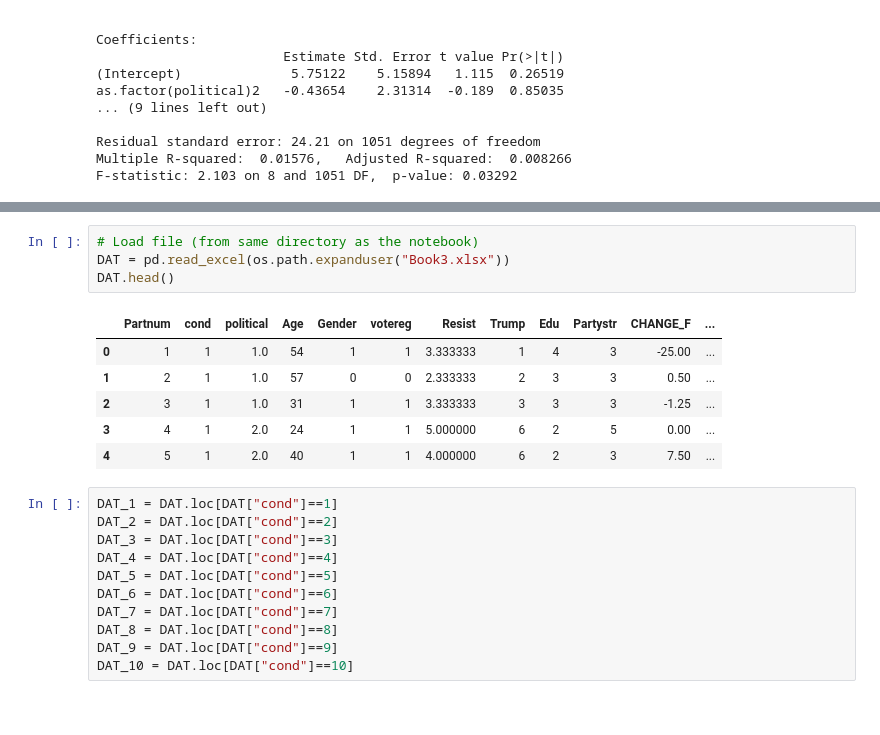
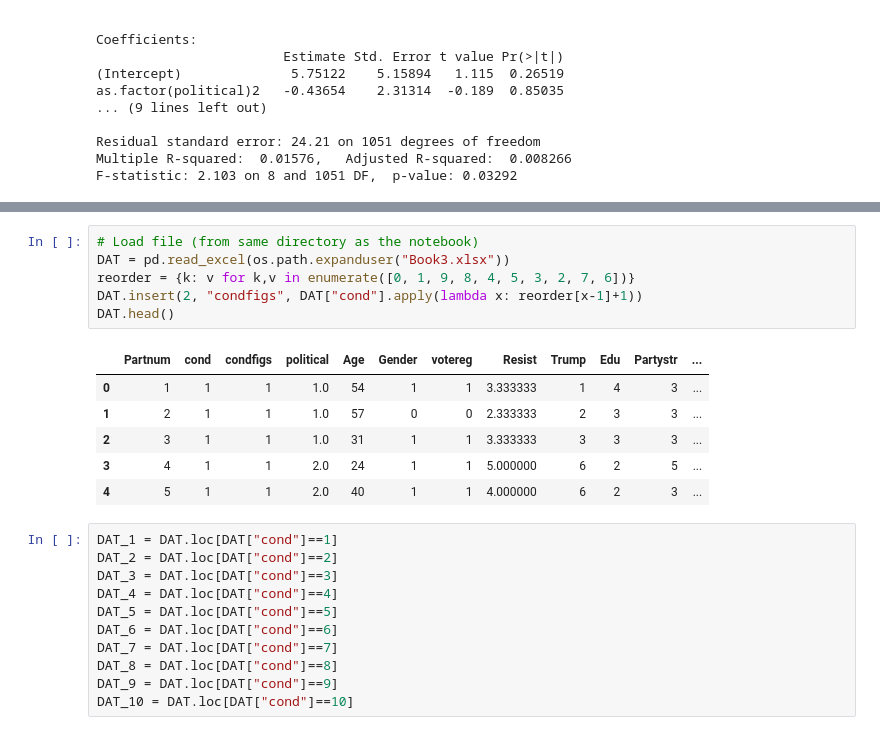
Before and after one commit to mvlasceanu/COVIDsource, a Jupyter notebook: COVIDsource.ipynb, the cells around one changed output, grey strips where cells are left out. Saved outputs shown, nothing was run; the diff lists cells and outputs as text.

```diff
--- a/COVIDsource.ipynb
+++ b/COVIDsource.ipynb
@@ -344,14 +215,16 @@ F-statistic: 1.502 on 8 and 1051 DF,  p-value: 0.152
 # %%
 # Load file (from same directory as the notebook)
 DAT = pd.read_excel(os.path.expanduser("Book3.xlsx"))
+reorder = {k: v for k,v in enumerate([0, 1, 9, 8, 4, 5, 3, 2, 7, 6])}
+DAT.insert(2, "condfigs", DAT["cond"].apply(lambda x: reorder[x-1]+1))
 DAT.head()
 # %% [output]
-|  | Partnum | cond | political | Age | Gender | votereg | Resist | Trump | Edu | Partystr | CHANGE_F | ... |
-| 0 | 1 | 1 | 1.0 | 54 | 1 | 1 | 3.333333 | 1 | 4 | 3 | -25.00 | ... |
-| 1 | 2 | 1 | 1.0 | 57 | 0 | 0 | 2.333333 | 2 | 3 | 3 | 0.50 | ... |
-| 2 | 3 | 1 | 1.0 | 31 | 1 | 1 | 3.333333 | 3 | 3 | 3 | -1.25 | ... |
-| 3 | 4 | 1 | 2.0 | 24 | 1 | 1 | 5.000000 | 6 | 2 | 5 | 0.00 | ... |
-| 4 | 5 | 1 | 2.0 | 40 | 1 | 1 | 4.000000 | 6 | 2 | 3 | 7.50 | ... |
+|  | Partnum | cond | condfigs | political | Age | Gender | votereg | Resist | Trump | Edu | Partystr | ... |
+| 0 | 1 | 1 | 1 | 1.0 | 54 | 1 | 1 | 3.333333 | 1 | 4 | 3 | ... |
+| 1 | 2 | 1 | 1 | 1.0 | 57 | 0 | 0 | 2.333333 | 2 | 3 | 3 | ... |
+| 2 | 3 | 1 | 1 | 1.0 | 31 | 1 | 1 | 3.333333 | 3 | 3 | 3 | ... |
+| 3 | 4 | 1 | 1 | 2.0 | 24 | 1 | 1 | 5.000000 | 6 | 2 | 5 | ... |
+| 4 | 5 | 1 | 1 | 2.0 | 40 | 1 | 1 | 4.000000 | 6 | 2 | 3 | ... |
 # %%
 DAT_1 = DAT.loc[DAT["cond"]==1]
 DAT_2 = DAT.loc[DAT["cond"]==2]
```
Also changed, not shown: parts of 11 cells of this notebook.
